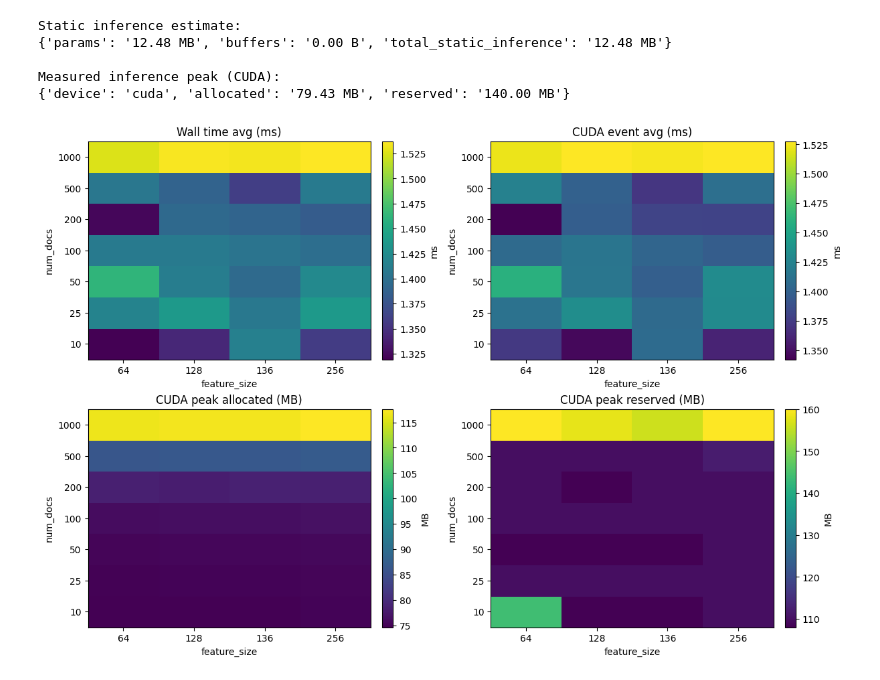
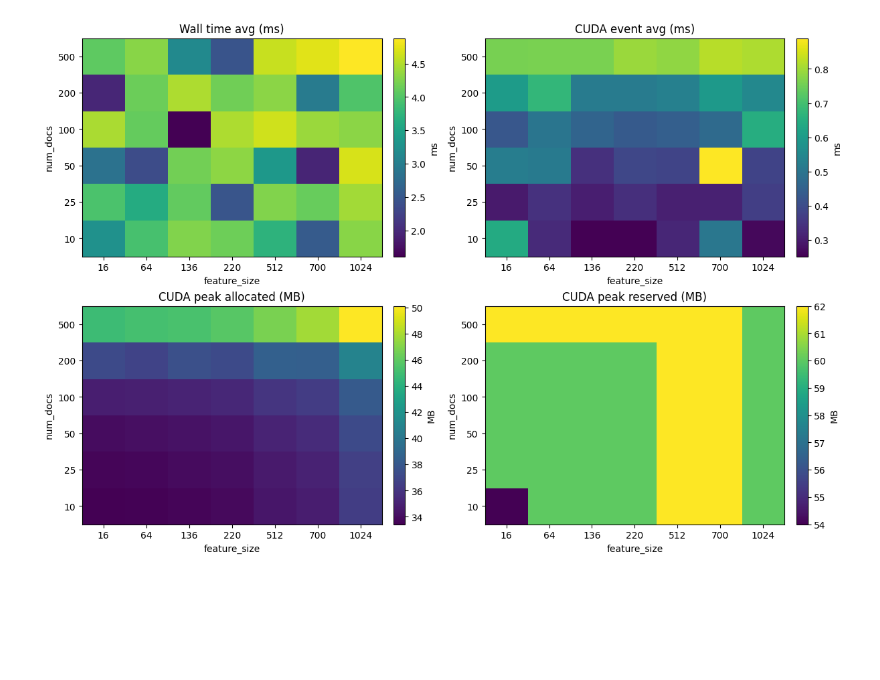
Before and after one commit to Sapr7/Learning-To-Rank, a Jupyter notebook: Transformer/inference_time.ipynb, the cells around one changed output. Saved outputs shown, nothing was run; the diff lists cells and outputs as text; code cells hidden in the pictures; blank space fills up the shorter version.

```diff
--- a/Transformer/inference_time.ipynb
+++ b/Transformer/inference_time.ipynb
@@ -1005,37 +258 @@ def measure_training_peak_memory(
-# %%
-# Apply memory utilities for inference on a sample batch
-import torch
-
-model = make_Encoder_model(input_dim=220)
-
-# Derive device and build a representative input
-try:
-    model_device = next(model.parameters()).device
-except StopIteration:
-    model_device = torch.device('cuda' if torch.cuda.is_available() else 'cpu')
-
-# Adjust num_docs and feature size to your data shape
-num_docs_sample = 100
-feature_size = 220
-sample_inputs = torch.randn((1, num_docs_sample, feature_size), device=model_device)
-
-# Static estimate (params + buffers only)
-static_inf = estimate_inference_memory_static(model)
-print('Static inference estimate:')
-print(static_inf['pretty'])
-
-# Runtime measurement (CUDA peak); on CPU returns zeros in cuda_peak
-result_inf = measure_inference_peak_memory(model, sample_inputs, steps=3)
-print('\nMeasured inference peak (CUDA):')
-print({
-    'device': result_inf['device'],
-    'allocated': result_inf['cuda_peak']['pretty']['allocated'],
-    'reserved': result_inf['cuda_peak']['pretty']['reserved'],
-})
-# %% [output]
-Static inference estimate:
-{'params': '12.48 MB', 'buffers': '0.00 B', 'total_static_inference': '12.48 MB'}
-
-Measured inference peak (CUDA):
-{'device': 'cuda', 'allocated': '79.43 MB', 'reserved': '140.00 MB'}
 # %%
@@ -1119,16 +329,9 @@ def measure_inference_memory_simple(
     x = torch.randn((1, num_docs, feature_size), device=device, dtype=dtype)
     return measure_inference_peak_memory(model, x, steps=3)
 # %%
-# Sweep over doc counts and feature sizes; plot latency and memory heatmaps
-import numpy as np
-import torch
-import matplotlib.pyplot as plt
-
-# Ensure model exists
-
 # Parameter grid (edit as needed)
-doc_counts = [10, 25, 50, 100, 200, 500, 1000]
-feature_sizes = [64, 128, 136, 256]
+doc_counts = [10, 25, 50, 100, 200, 500]
+feature_sizes = [16, 64, 136, 220, 512, 700, 1024]
 repeats = 20
 
 # Storage
@@ -1149,31 +352,32 @@ for i, nd in enumerate(doc_counts):
         t_res = measure_inference_time(model, x, repeats=repeats, use_cuda_events=True)
         wall_ms_avg[i, j] = t_res['wall_ms_avg']
         event_ms_avg[i, j] = t_res['event_ms_avg'] if t_res['event_ms_avg'] is not None else np.nan
         # Memory
         m_res = measure_inference_peak_memory(model, x, steps=3)
         alloc_b = m_res['cuda_peak']['allocated_bytes']
         resv_b = m_res['cuda_peak']['reserved_bytes']
         mem_alloc_mb[i, j] = alloc_b / (1024**2)
         mem_resv_mb[i, j] = resv_b / (1024**2)
 
 # Plot helpers
 def plot_heatmap(ax, Z, x_ticks, y_ticks, title, cbar_label):
     im = ax.imshow(Z, origin='lower', aspect='auto', cmap='viridis')
     ax.set_xticks(np.arange(len(x_ticks)))
     ax.set_xticklabels(x_ticks)
     ax.set_yticks(np.arange(len(y_ticks)))
     ax.set_yticklabels(y_ticks)
     ax.set_xlabel('feature_size')
     ax.set_ylabel('num_docs')
     ax.set_title(title)
     cbar = plt.colorbar(im, ax=ax, fraction=0.046, pad=0.04)
     cbar.set_label(cbar_label)
 
 fig, axes = plt.subplots(2, 2, figsize=(12, 8), constrained_layout=True)
 plot_heatmap(axes[0,0], wall_ms_avg, feature_sizes, doc_counts, 'Wall time avg (ms)', 'ms')
 plot_heatmap(axes[0,1], event_ms_avg, feature_sizes, doc_counts, 'CUDA event avg (ms)', 'ms')
 plot_heatmap(axes[1,0], mem_alloc_mb, feature_sizes, doc_counts, 'CUDA peak allocated (MB)', 'MB')
 plot_heatmap(axes[1,1], mem_resv_mb, feature_sizes, doc_counts, 'CUDA peak reserved (MB)', 'MB')
 plt.show()
+fig.savefig('inference.pdf')
 # %% [output]
-[figure, old version]
+[figure, new version]
```
Also changed, not shown: parts of 16 cells of this notebook, 3 other files.
